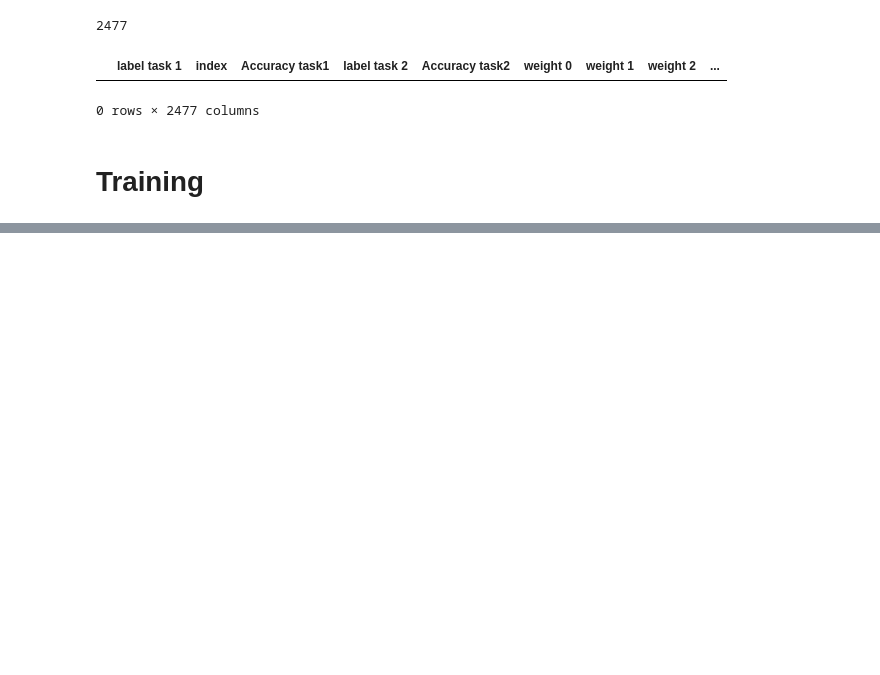
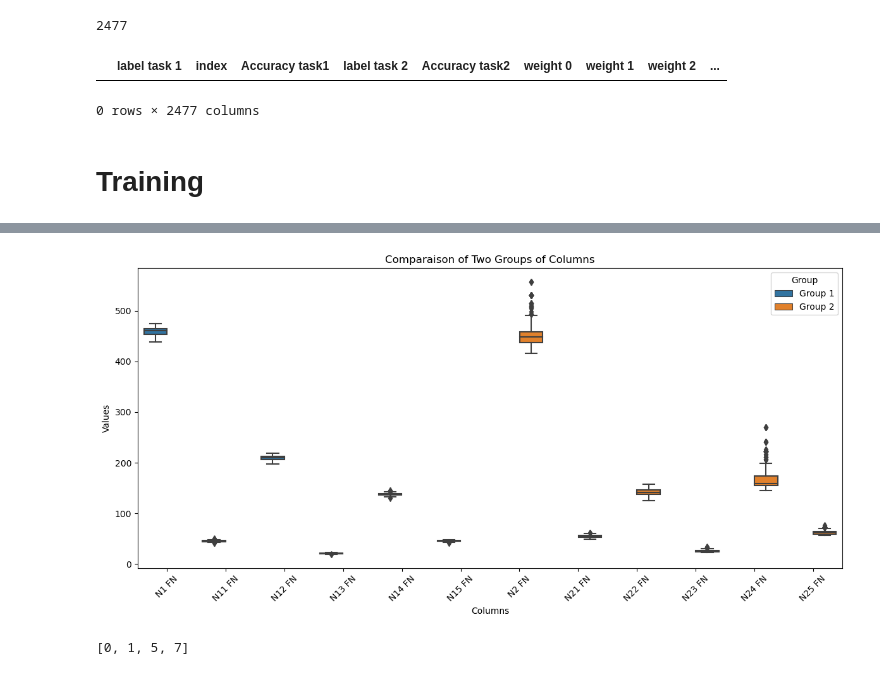
Before and after one commit to AymenTlili131/Federated-Continual-learning-, a Jupyter notebook: New/MSE.ipynb, the cells around one changed output, grey strips where cells are left out. Drawn from its saved outputs; the diff is of its cells as text; code cells hidden in the pictures; blank space fills up the shorter version.

```diff
--- a/New/MSE.ipynb
+++ b/New/MSE.ipynb
@@ -1004,0 +1471,3 @@ RuntimeError: CUDA out of memory. Tried to allocate 484.00 MiB (GPU 0; 11.76 GiB
+# %%
+results=DF[Cols[7394:]]
+results
@@ -1005 +1510,30 @@ RuntimeError: CUDA out of memory. Tried to allocate 484.00 MiB (GPU 0; 11.76 GiB
+# %%
+# Define groups of columns
+df= pd.DataFrame(columns=Cols[7394:])
+group1_columns = ["N1 FN","N11 FN","N12 FN","N13 FN","N14 FN","N15 FN"]
+group2_columns = ["N2 FN","N21 FN","N22 FN","N23 FN","N24 FN","N25 FN"]
+
+# Create a long-format DataFrame for seaborn
+group1_melted = results[group1_columns].melt(var_name='Columns', value_name='Values')
+group1_melted['Group'] = 'Group 1'
+
+group2_melted = results[group2_columns].melt(var_name='Columns', value_name='Values')
+group2_melted['Group'] = 'Group 2'
+
+# Combine the data
+melted_df = pd.concat([group1_melted, group2_melted])
+
+# Plotting the boxplot
+plt.figure(figsize=(12, 6))
+sns.boxplot(x='Columns', y='Values', hue='Group', data=melted_df)
+plt.title('Comparaison of Two Groups of Columns')
+plt.xticks(rotation=45)
+plt.tight_layout()
+plt.show()
+# %% [output]
+[figure, added]
+# %%
+EXP[40][0]
+# %% [output]
+[0, 1, 5, 7]
 # %%
```
Also changed, not shown: parts of 20 cells of this notebook.
